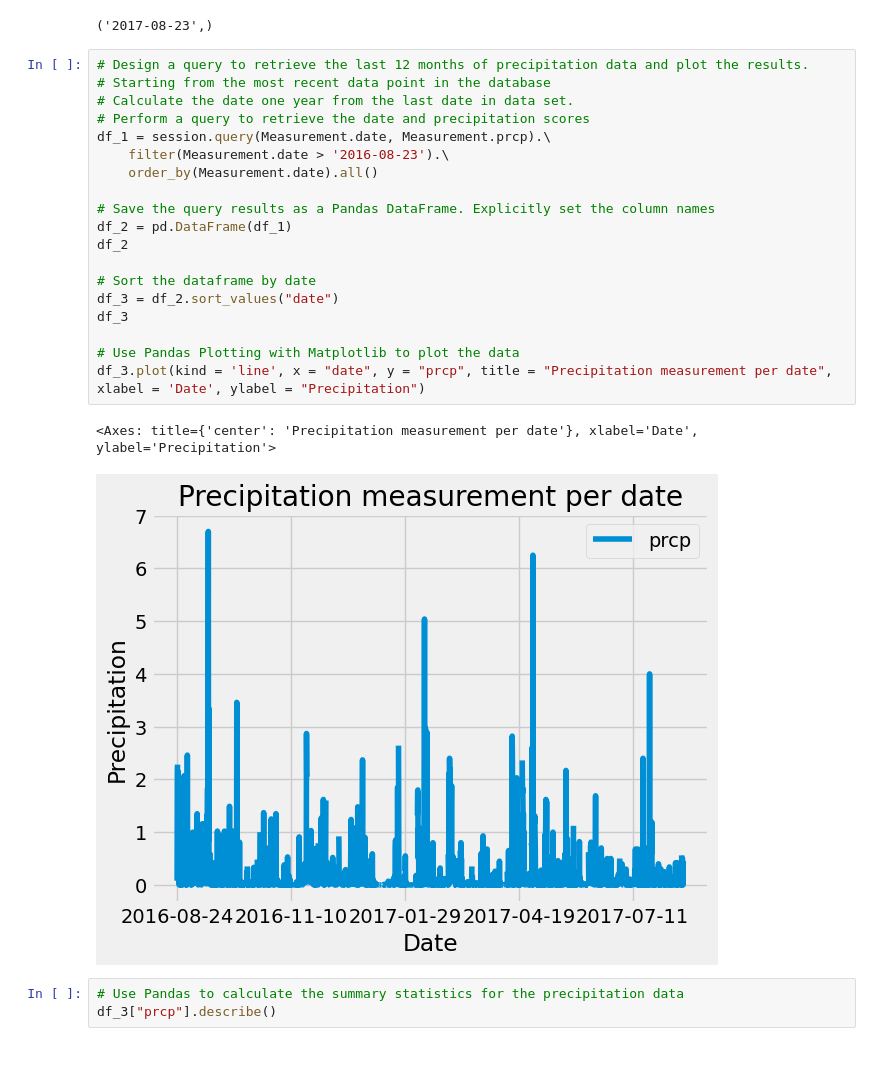
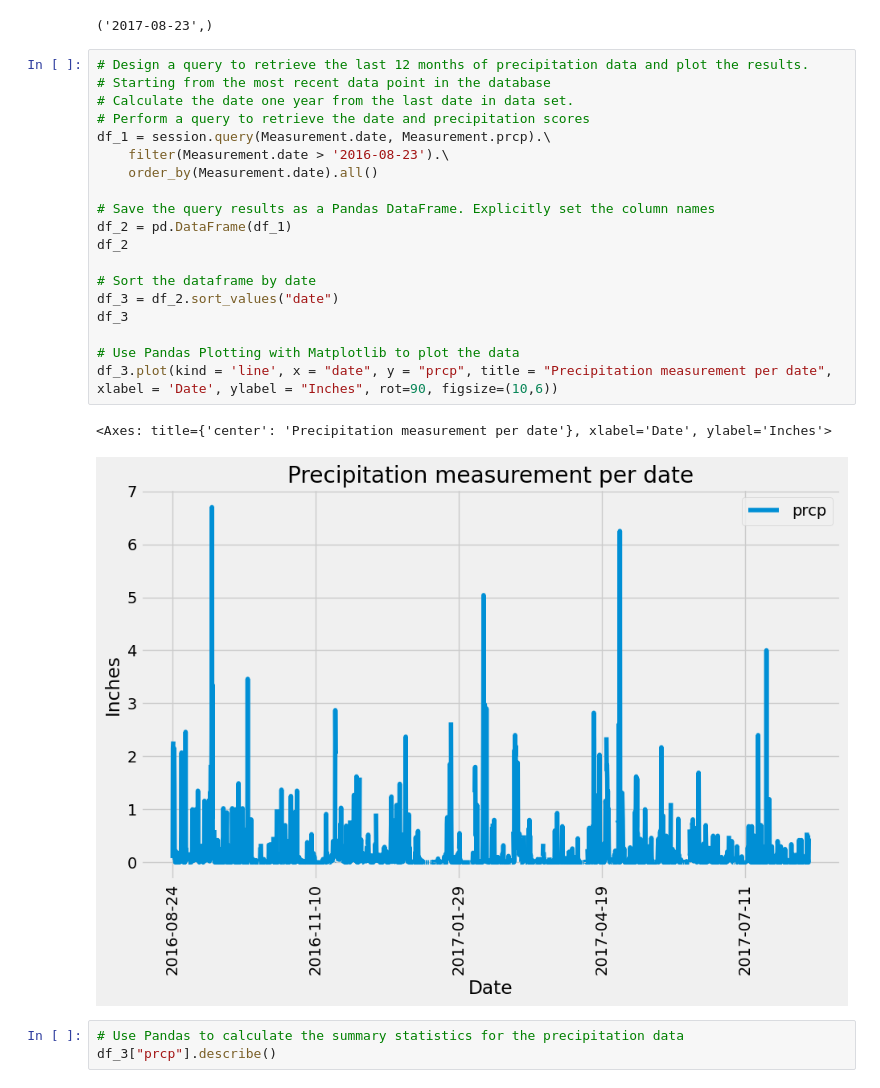
Before and after one commit to Berli85/Childers_SMU_HW_2023, a Jupyter notebook: 10-SQLAlchemy/Starter_Code/Childers_climate_starter.ipynb, the cells around one changed output. Cells and saved outputs as stored; diff of their text form; blank space fills up the shorter version.

```diff
--- a/10-SQLAlchemy/Starter_Code/Childers_climate_starter.ipynb
+++ b/10-SQLAlchemy/Starter_Code/Childers_climate_starter.ipynb
@@ -48,25 +47,25 @@ session.query(Measurement.date).order_by(Measurement.date.desc()).first()
 # %%
 # Design a query to retrieve the last 12 months of precipitation data and plot the results.
 # Starting from the most recent data point in the database
 # Calculate the date one year from the last date in data set.
 # Perform a query to retrieve the date and precipitation scores
 df_1 = session.query(Measurement.date, Measurement.prcp).\
     filter(Measurement.date > '2016-08-23').\
     order_by(Measurement.date).all()
 
 # Save the query results as a Pandas DataFrame. Explicitly set the column names
 df_2 = pd.DataFrame(df_1)
 df_2
 
 # Sort the dataframe by date
 df_3 = df_2.sort_values("date")
 df_3
 
 # Use Pandas Plotting with Matplotlib to plot the data
-df_3.plot(kind = 'line', x = "date", y = "prcp", title = "Precipitation measurement per date", xlabel = 'Date', ylabel = "Precipitation")
+df_3.plot(kind = 'line', x = "date", y = "prcp", title = "Precipitation measurement per date", xlabel = 'Date', ylabel = "Inches", rot=90, figsize=(10,6))
 # %% [output]
-<Axes: title={'center': 'Precipitation measurement per date'}, xlabel='Date', ylabel='Precipitation'>
+<Axes: title={'center': 'Precipitation measurement per date'}, xlabel='Date', ylabel='Inches'>
-[figure, old version]
+[figure, new version]
 # %%
 # Use Pandas to calculate the summary statistics for the precipitation data
 df_3["prcp"].describe()
```
Also changed, not shown: parts of 7 cells of this notebook.
